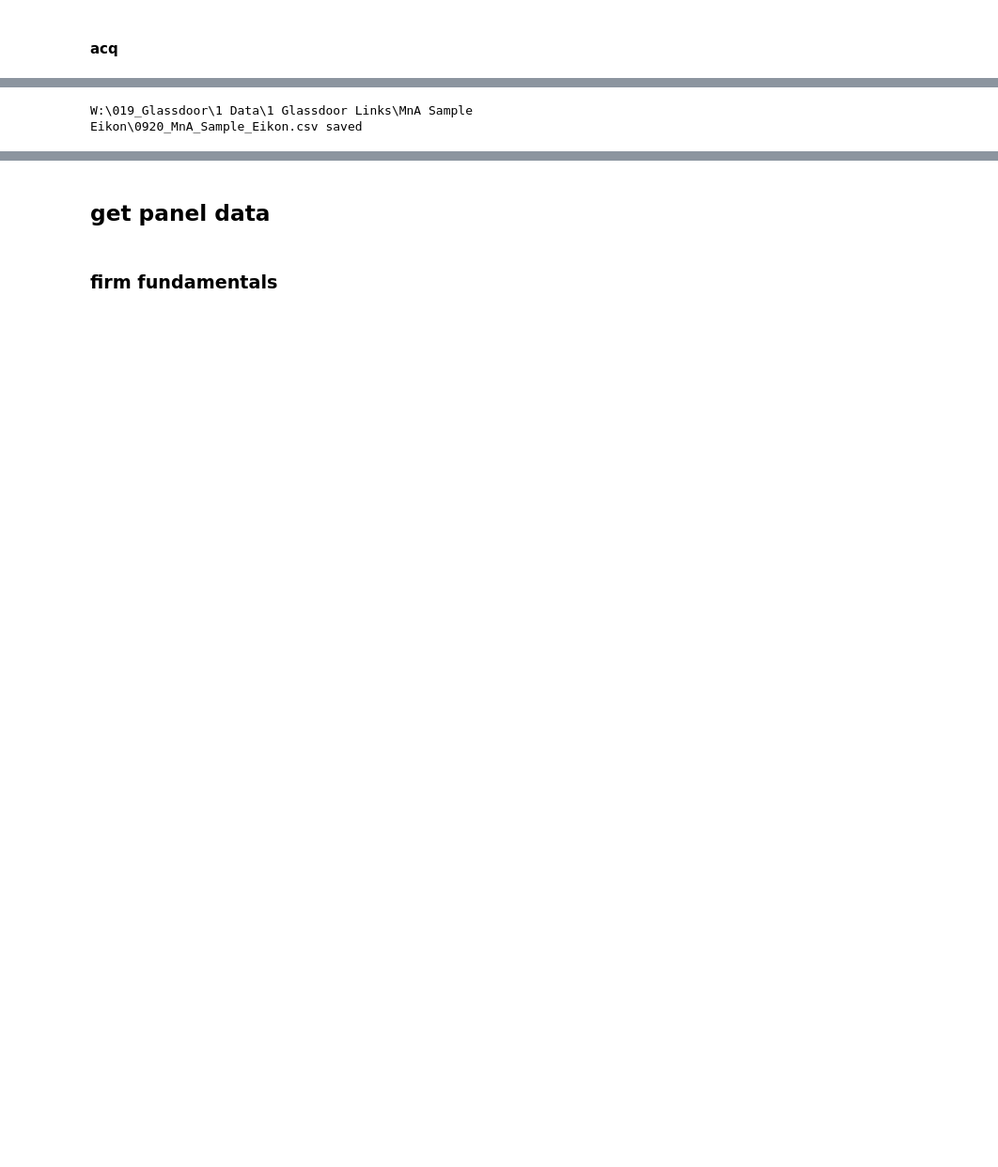
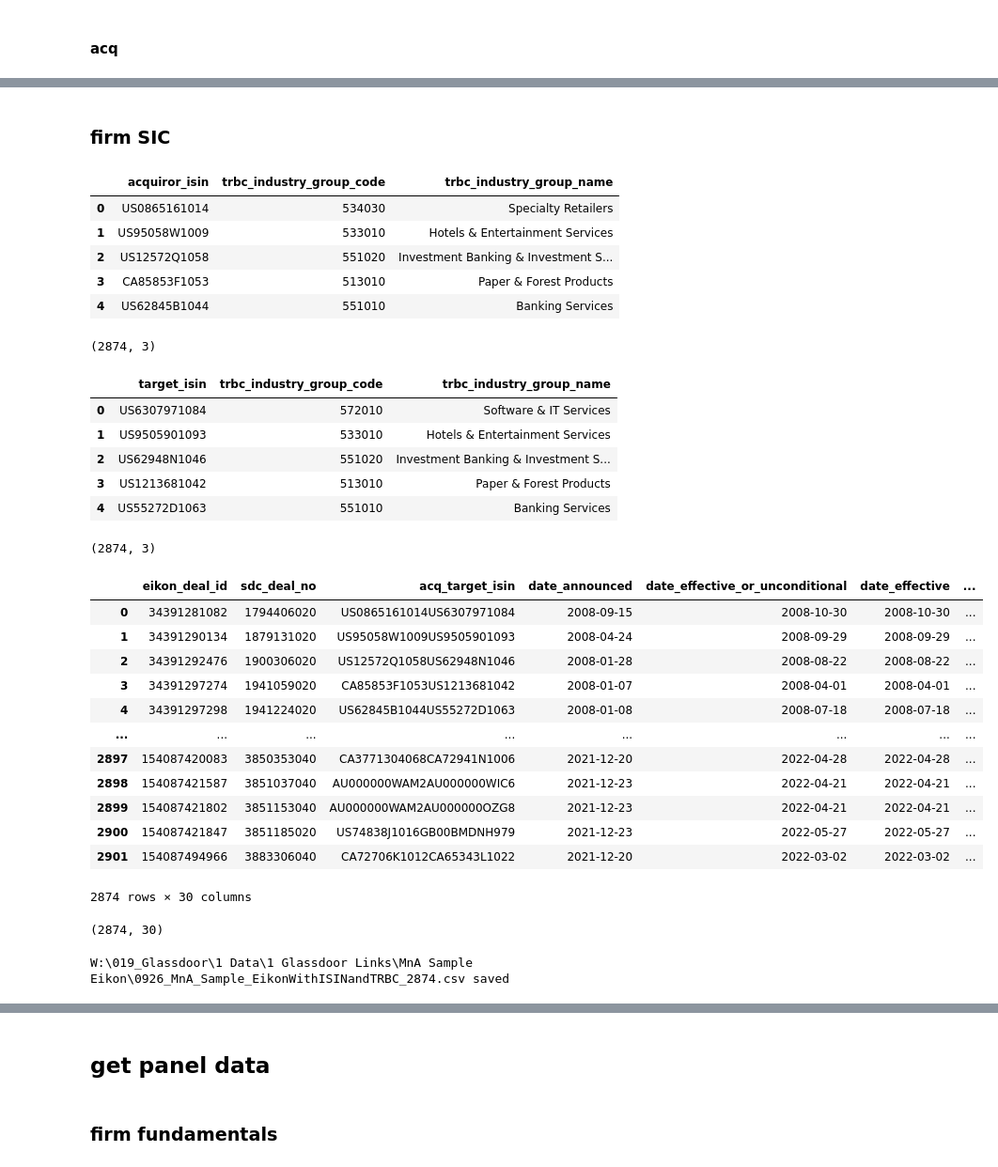
Before and after one commit to hannez11/Glassdoor-Project, a Jupyter notebook: Eikon/MA Sample.ipynb, the cells around one changed output, grey strips where cells are left out. Shown: that part at 94% size. Saved outputs shown, nothing was run; the diff lists cells and outputs as text; code cells hidden in the pictures; blank space fills up the shorter version.

Commit message:
eikon_sample_with_trbc

```diff
--- a/Eikon/MA Sample.ipynb
+++ b/Eikon/MA Sample.ipynb
@@ -241,10 +260,82 @@ df_final
+# %% [markdown]
+### firm SIC
+# %%
+df_trbc = df_final.copy()
+
+df_acquiror_trbc, df_target_trbc = pd.DataFrame(), pd.DataFrame()
+target_acq_isins = {"acquiror_isin": df_acquiror_trbc, "target_isin": df_target_trbc}
+
+# retrieve acq and target trbc codes
+for isin_column, datafr in target_acq_isins.items():
+    firms = df_final[isin_column].astype(str).tolist()
+    fields = ['TR.TRBCIndustryGroupCode', 'TR.TRBCIndustryGroup'] # check the data item browser
+    params = {'Scale': 2, 'SDate': 0, 'EDate': 0, 'FRQ': 'FY', 'Curn': 'USD'} # set EDate to minus values for the most recent years
+
+    datafr, err = ek.get_data(firms, fields, params)
+
+    # replace whitespaces in column names with underscore & make all column names lowercase
+    datafr.columns = datafr.columns.str.replace(' ', '_').str.lower()
+
+    datafr = datafr.rename(columns={"instrument": isin_column})
+    datafr.head()
+    datafr.shape
+
+    # merge with df_trbc
+    df_trbc = df_trbc.merge(datafr, how="left", on=isin_column)
+    df_trbc = df_trbc.drop_duplicates()
+
+    # shift columns (based on dict)
+    columns_to_move = {list(df_trbc.columns)[-1]: isin_column, list(df_trbc.columns)[-2]: isin_column}
+    for key, value in columns_to_move.items():
+        poped_col = df_trbc.pop(key)
+        df_trbc.insert(df_trbc.columns.get_loc(value)+3, key, poped_col)
+
+
+df_trbc = df_trbc.rename(columns={"trbc_industry_group_code_x": "acquiror_trbc_industry_group_code", "trbc_industry_group_name_x": "acquiror_trbc_industry_group_name", "trbc_industry_group_code_y": "target_trbc_industry_group_code", "trbc_industry_group_name_y": "target_trbc_industry_group_name"})
+
+# mark 551020 Investment Banking & Investment Services (n=114)
+df_trbc["investment acquiror"] = np.where((df_trbc["acquiror_trbc_industry_group_code"].isna() == False) & (df_trbc["acquiror_trbc_industry_group_code"] == 551020), 1, 0)
+poped_col = df_trbc.pop("investment acquiror")
+df_trbc.insert(df_trbc.columns.get_loc("acquiror_trbc_industry_group_name")+1, "investment acquiror", poped_col)
+
+df_trbc.head()
+df_trbc.shape
+# %% [output]
+|  | acquiror_isin | trbc_industry_group_code | trbc_industry_group_name |
+| 0 | US0865161014 | 534030 | Specialty Retailers |
+| 1 | US95058W1009 | 533010 | Hotels & Entertainment Services |
+| 2 | US12572Q1058 | 551020 | Investment Banking & Investment S... |
+| 3 | CA85853F1053 | 513010 | Paper & Forest Products |
+| 4 | US62845B1044 | 551010 | Banking Services |
+(2874, 3)
+|  | target_isin | trbc_industry_group_code | trbc_industry_group_name |
+| 0 | US6307971084 | 572010 | Software & IT Services |
+| 1 | US9505901093 | 533010 | Hotels & Entertainment Services |
+| 2 | US62948N1046 | 551020 | Investment Banking & Investment S... |
+| 3 | US1213681042 | 513010 | Paper & Forest Products |
+| 4 | US55272D1063 | 551010 | Banking Services |
+(2874, 3)
+|  | eikon_deal_id | sdc_deal_no | acq_target_isin | date_announced | date_effective_or_unconditional | date_effective | ... |
+| 0 | 34391281082 | 1794406020 | US0865161014US6307971084 | 2008-09-15 | 2008-10-30 | 2008-10-30 | ... |
+| 1 | 34391290134 | 1879131020 | US95058W1009US9505901093 | 2008-04-24 | 2008-09-29 | 2008-09-29 | ... |
+| 2 | 34391292476 | 1900306020 | US12572Q1058US62948N1046 | 2008-01-28 | 2008-08-22 | 2008-08-22 | ... |
+| 3 | 34391297274 | 1941059020 | CA85853F1053US1213681042 | 2008-01-07 | 2008-04-01 | 2008-04-01 | ... |
+| 4 | 34391297298 | 1941224020 | US62845B1044US55272D1063 | 2008-01-08 | 2008-07-18 | 2008-07-18 | ... |
+| ... | ... | ... | ... | ... | ... | ... | ... |
+| 2897 | 154087420083 | 3850353040 | CA3771304068CA72941N1006 | 2021-12-20 | 2022-04-28 | 2022-04-28 | ... |
+| 2898 | 154087421587 | 3851037040 | AU000000WAM2AU000000WIC6 | 2021-12-23 | 2022-04-21 | 2022-04-21 | ... |
+| 2899 | 154087421802 | 3851153040 | AU000000WAM2AU000000OZG8 | 2021-12-23 | 2022-04-21 | 2022-04-21 | ... |
+| 2900 | 154087421847 | 3851185020 | US74838J1016GB00BMDNH979 | 2021-12-23 | 2022-05-27 | 2022-05-27 | ... |
+| 2901 | 154087494966 | 3883306040 | CA72706K1012CA65343L1022 | 2021-12-20 | 2022-03-02 | 2022-03-02 | ... |
+2874 rows × 30 columns
+(2874, 30)
 # %%
 ## save file with dynamic file name
 dir = Path("W:/019_Glassdoor/1 Data/1 Glassdoor Links/MnA Sample Eikon")
-path_with_time = Path.joinpath(dir, f'{time.strftime("%m%d")}_MnA_Sample_Eikon.csv')
+path_with_time = Path.joinpath(dir, f'{time.strftime("%m%d")}_MnA_Sample_EikonWithISINandTRBC_2874.csv')
 
-df_ma.to_csv(path_with_time, sep=";", decimal=",", float_format='%.2f', index=False) #english decimal
+df_trbc.to_csv(path_with_time, sep=";", decimal=",", float_format='%.3f', index=False) #english decimal
 
 print(f"{path_with_time} saved")
 # %% [output]
-W:\019_Glassdoor\1 Data\1 Glassdoor Links\MnA Sample Eikon\0920_MnA_Sample_Eikon.csv saved
+W:\019_Glassdoor\1 Data\1 Glassdoor Links\MnA Sample Eikon\0926_MnA_Sample_EikonWithISINandTRBC_2874.csv saved
```
Also changed, not shown: parts of 20 cells of this notebook, 2 other files.
